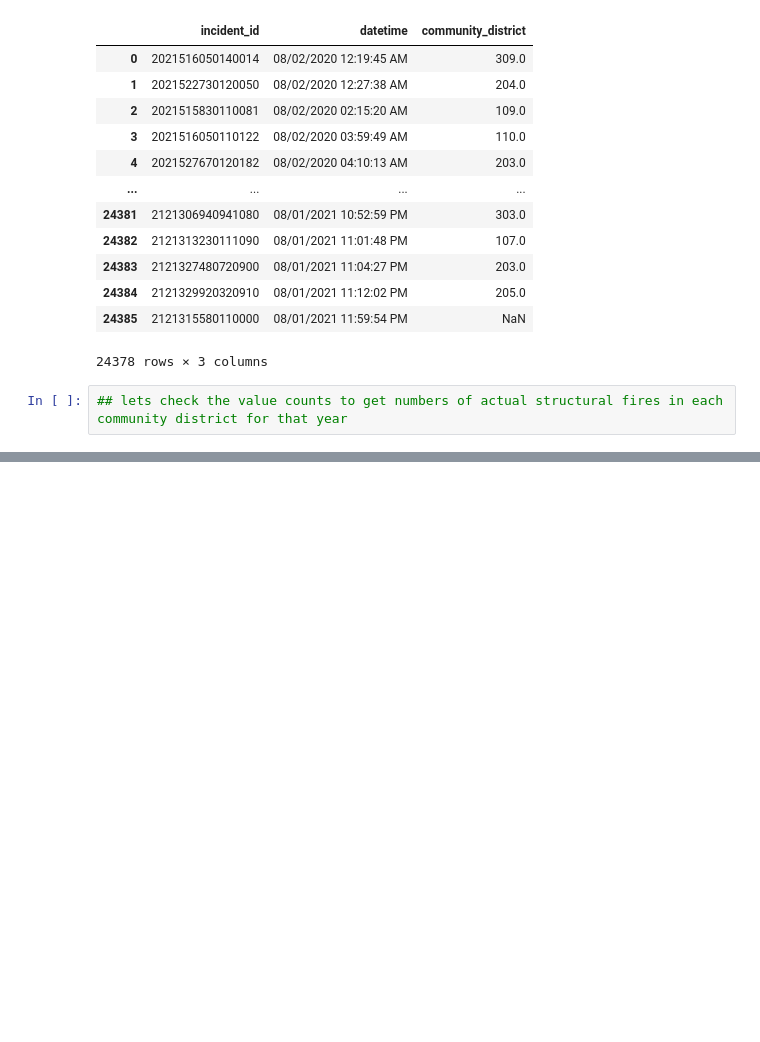
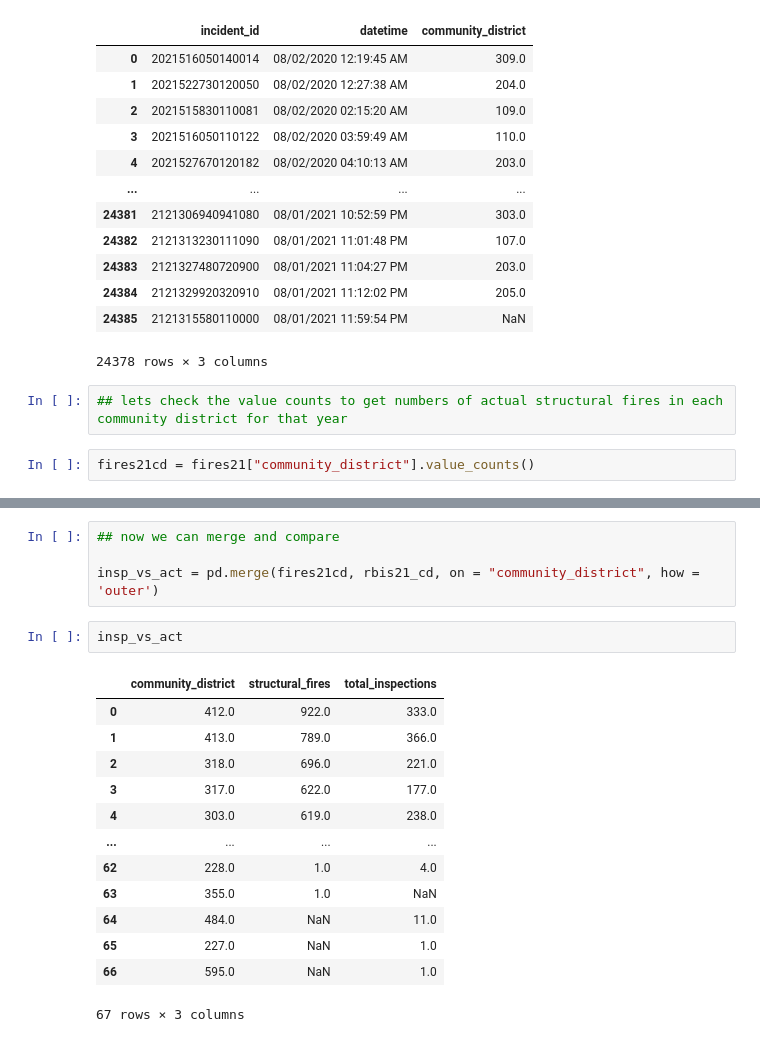
Before and after one commit to sadiebrown50/nyc_rbis_21, a Jupyter notebook: rbis_21.ipynb, the cells around one changed output, grey strips where cells are left out. Drawn from its saved outputs; the diff is of its cells as text; blank space fills up the shorter version.

```diff
--- a/rbis_21.ipynb
+++ b/rbis_21.ipynb
@@ -288,3 +288,5 @@ fires21
 24378 rows × 3 columns
 # %%
 ## lets check the value counts to get numbers of actual structural fires in each community district for that year
+# %%
+fires21cd = fires21["community_district"].value_counts()
@@ -290,0 +348,20 @@ fires21
+# %%
+## now we can merge and compare
+
+insp_vs_act = pd.merge(fires21cd, rbis21_cd, on = "community_district", how = 'outer')
+# %%
+insp_vs_act
+# %% [output]
+|  | community_district | structural_fires | total_inspections |
+| 0 | 412.0 | 922.0 | 333.0 |
+| 1 | 413.0 | 789.0 | 366.0 |
+| 2 | 318.0 | 696.0 | 221.0 |
+| 3 | 317.0 | 622.0 | 177.0 |
+| 4 | 303.0 | 619.0 | 238.0 |
+| ... | ... | ... | ... |
+| 62 | 228.0 | 1.0 | 4.0 |
+| 63 | 355.0 | 1.0 | NaN |
+| 64 | 484.0 | NaN | 11.0 |
+| 65 | 227.0 | NaN | 1.0 |
+| 66 | 595.0 | NaN | 1.0 |
+67 rows × 3 columns
```
Also changed, not shown: parts of 10 cells of this notebook.
